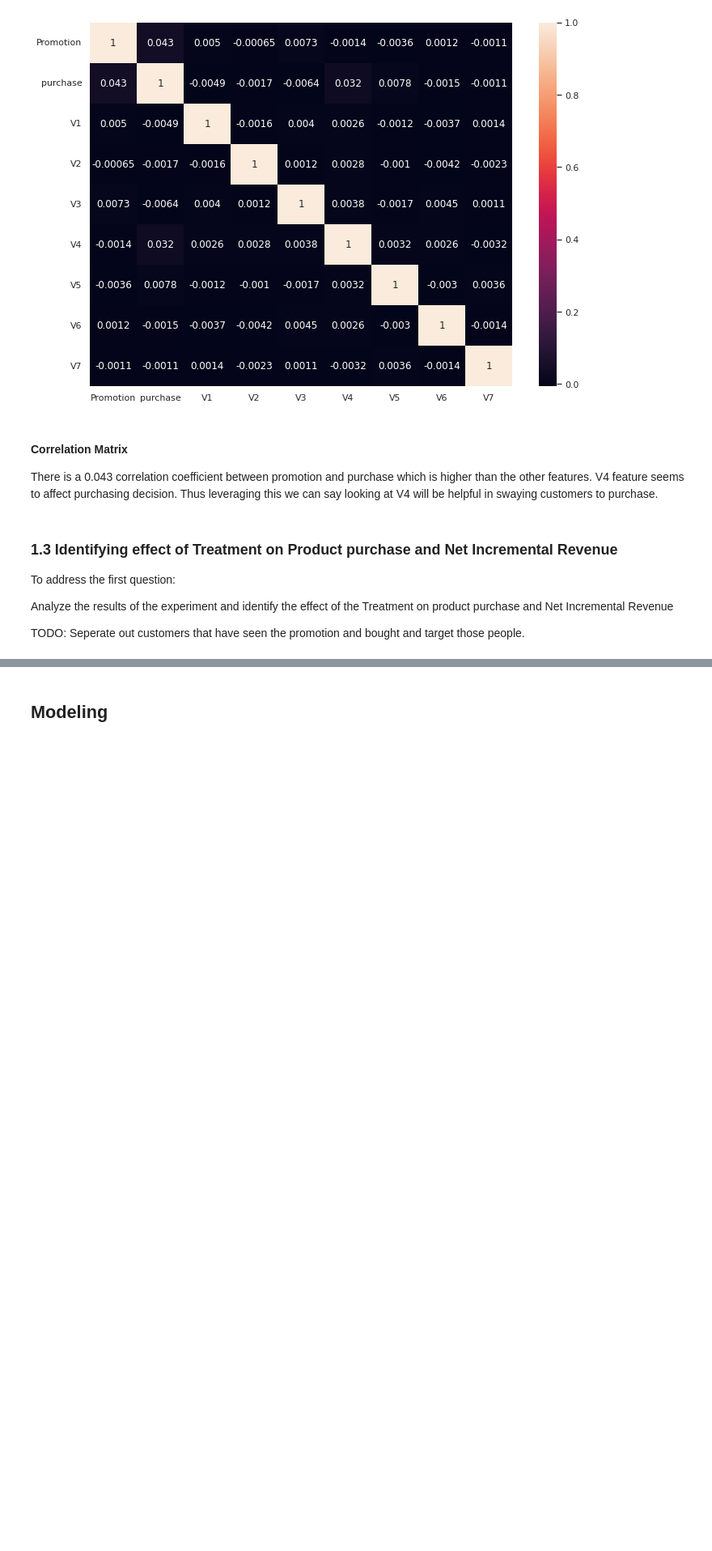
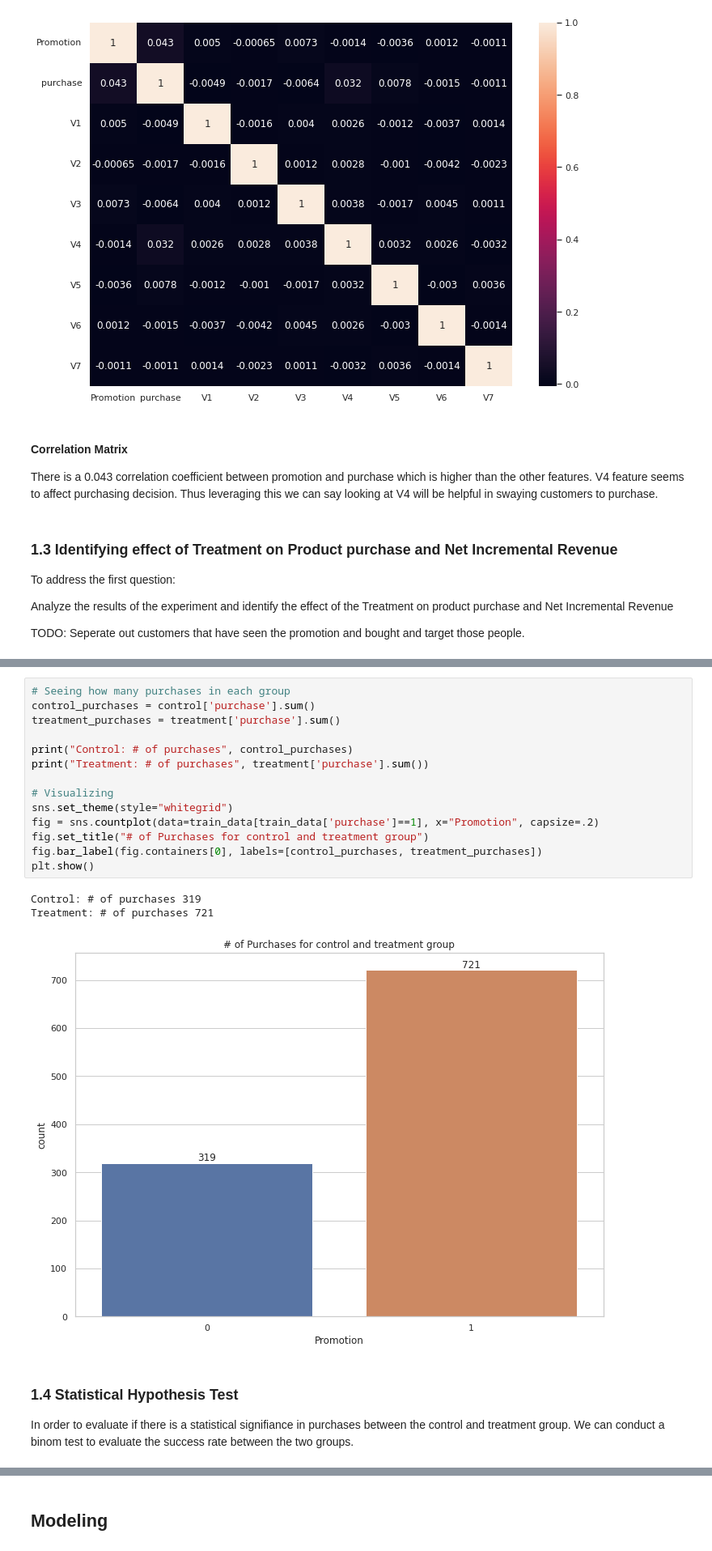
Before and after one commit to defunSM/Data-Science-Portfolio, a Jupyter notebook: Starbucks_Promotion_Analysis/Starbucks.ipynb, the cells around one changed output, grey strips where cells are left out. Shown at 81% size. Saved outputs shown, nothing was run; the diff lists cells and outputs as text; blank space fills up the shorter version.

Commit message:
add: binom test

```diff
--- a/Starbucks_Promotion_Analysis/Starbucks.ipynb
+++ b/Starbucks_Promotion_Analysis/Starbucks.ipynb
@@ -138,0 +151,21 @@ TODO: Seperate out customers that have seen the promotion and bought and target
+# %%
+# Seeing how many purchases in each group
+control_purchases = control['purchase'].sum()
+treatment_purchases = treatment['purchase'].sum()
+
+print("Control: # of purchases", control_purchases)
+print("Treatment: # of purchases", treatment['purchase'].sum())
+
+# Visualizing
+sns.set_theme(style="whitegrid")
+fig = sns.countplot(data=train_data[train_data['purchase']==1], x="Promotion", capsize=.2)
+fig.set_title("# of Purchases for control and treatment group")
+fig.bar_label(fig.containers[0], labels=[control_purchases, treatment_purchases])
+plt.show()
+# %% [output]
+Control: # of purchases 319
+Treatment: # of purchases 721
+[figure, added]
+# %% [markdown]
+### 1.4 Statistical Hypothesis Test
+In order to evaluate if there is a statistical signifiance in purchases between the control and treatment group. We can conduct a binom test to evaluate the success rate between the two groups.
```
Also changed, not shown: parts of 3 cells of this notebook, 1 other file.
